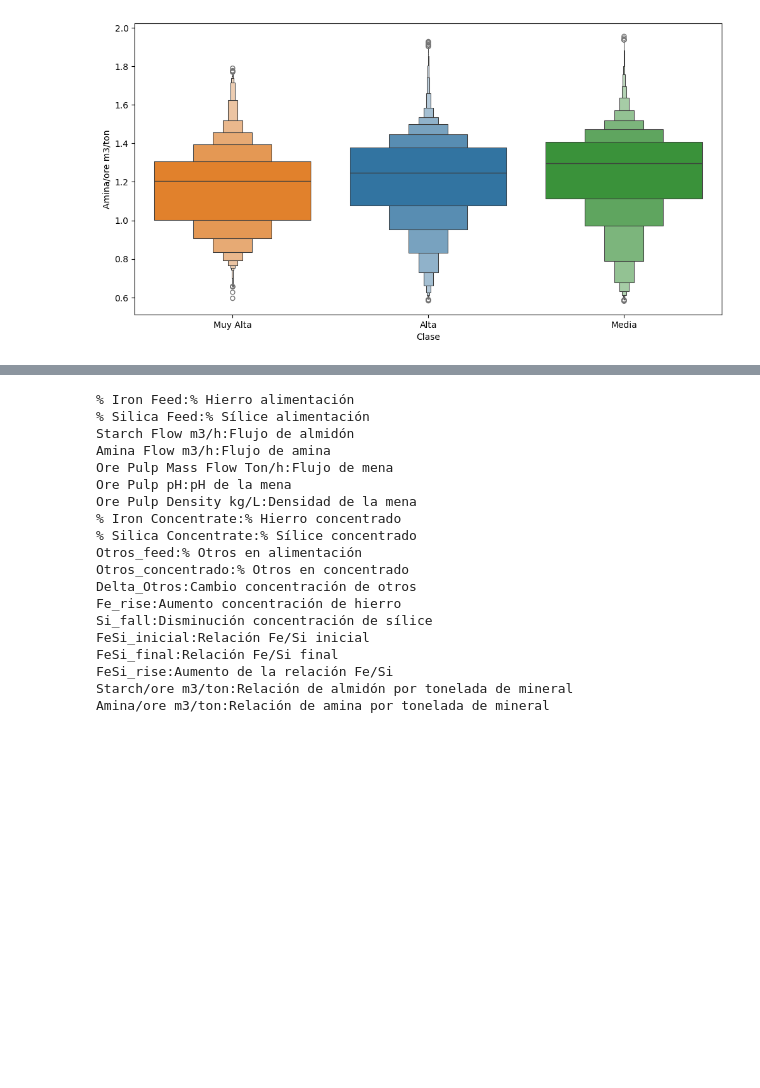
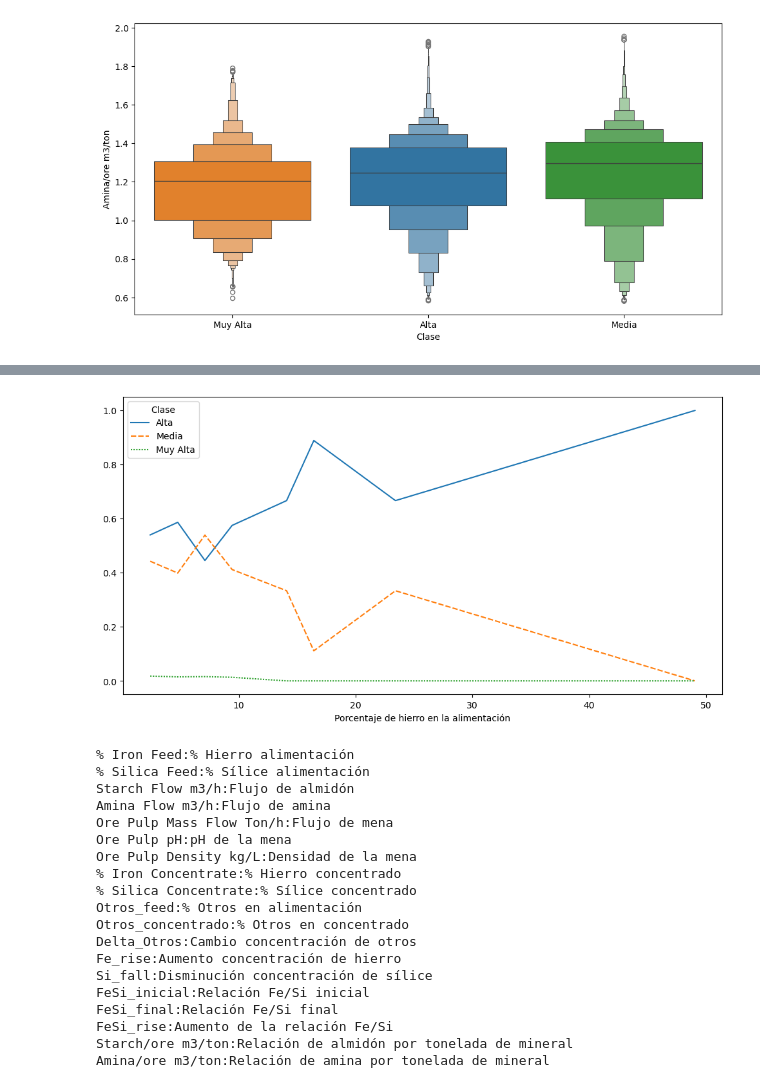
Before and after one commit to JohnLopez15/Mineria_2, a Jupyter notebook: Analisis_exploratorio.ipynb, the cells around one changed output, grey strips where cells are left out. Saved outputs shown, nothing was run; the diff lists cells and outputs as text; code cells hidden in the pictures; blank space fills up the shorter version.

```diff
--- a/Analisis_exploratorio.ipynb
+++ b/Analisis_exploratorio.ipynb
@@ -384,0 +412,17 @@ plt.show()
+# %%
+num_bins = int(np.ceil(1 + np.log2(len(analisis_clases))))
+
+# Crear los bins y asignar cada valor de "% Iron Feed" a un bin
+bins = pd.cut(analisis_clases['FeSi_inicial'], bins=num_bins)
+
+# Calcular el promedio de cada bin
+bin_labels = bins.apply(lambda x: (x.left + x.right) / 2)
+
+# Añadir los promedios de los bins al DataFrame
+analisis_clases['Bin'] = bin_labels
+
+# Contar cuántos valores hay en cada bin para cada clase
+tabla_resultado = analisis_clases.groupby(['Clase', 'Bin'])['FeSi_inicial'].count().unstack(fill_value=0)
+
+# Mostrar la tabla resultado
+print(tabla_resultado)
@@ -384,0 +449,12 @@ plt.show()
+# %%
+
+tabla_resultado=tabla_resultado.T
+tabla_resultado['Total'] = tabla_resultado.sum(axis=1)
+tabla_resultado["Alta"]=tabla_resultado["Alta"]/tabla_resultado["Total"]
+tabla_resultado["Media"]=tabla_resultado["Media"]/tabla_resultado["Total"]
+tabla_resultado["Muy Alta"]=tabla_resultado["Muy Alta"]/tabla_resultado["Total"]
+# Mostrar la tabla resultado
+print(tabla_resultado)
+del tabla_resultado["Total"]
+tabla_resultado.rename_axis("Porcentaje de hierro en la alimentación",axis=0,inplace=True)
+# print(type(tabla_resultado.index[0]))
@@ -385 +479,7 @@ plt.show()
+# %%
+plt.figure(figsize=(12, 6))
+sns.lineplot(data=tabla_resultado)
+plt.show()
+# %% [output]
+[figure, added]
 # %%
```
Also changed, not shown: parts of 10 cells of this notebook.
